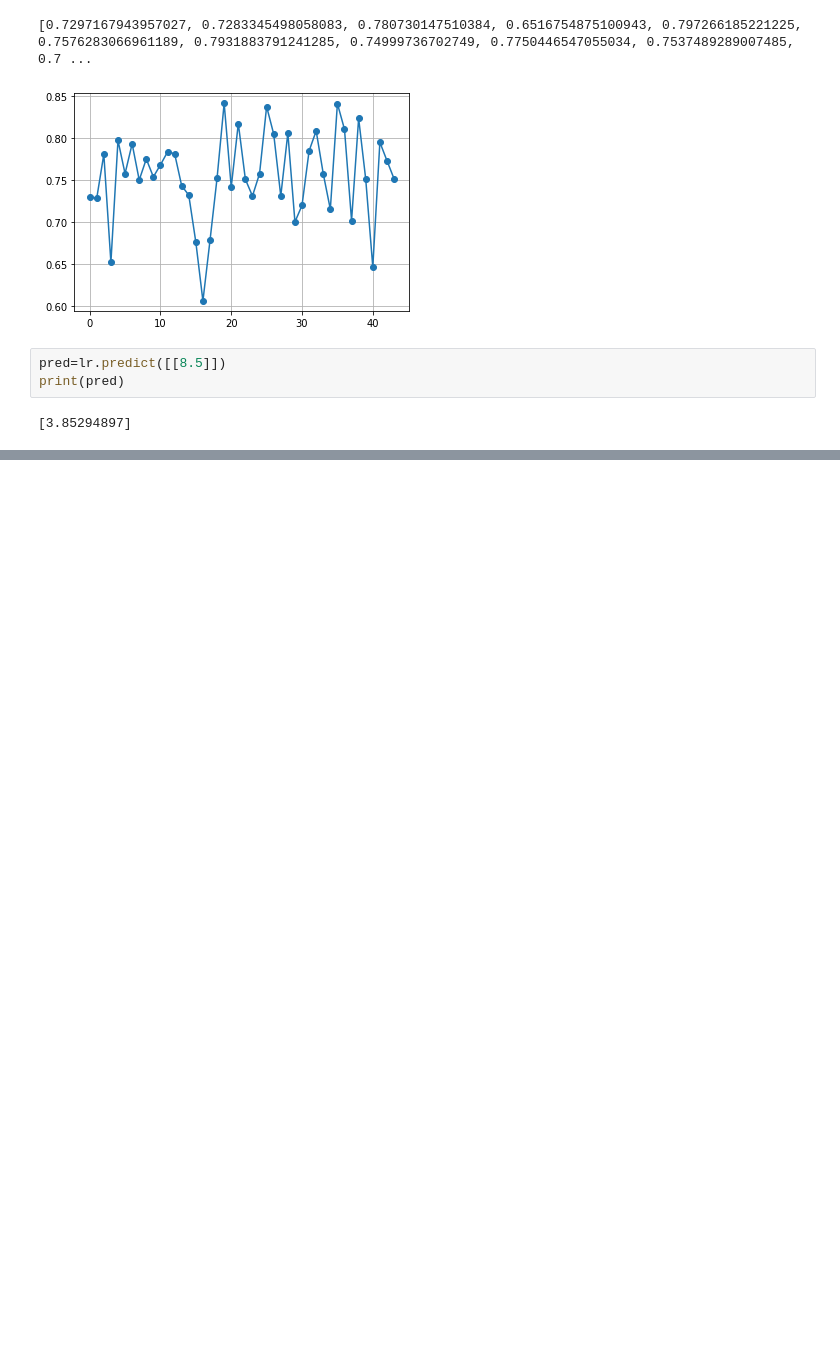
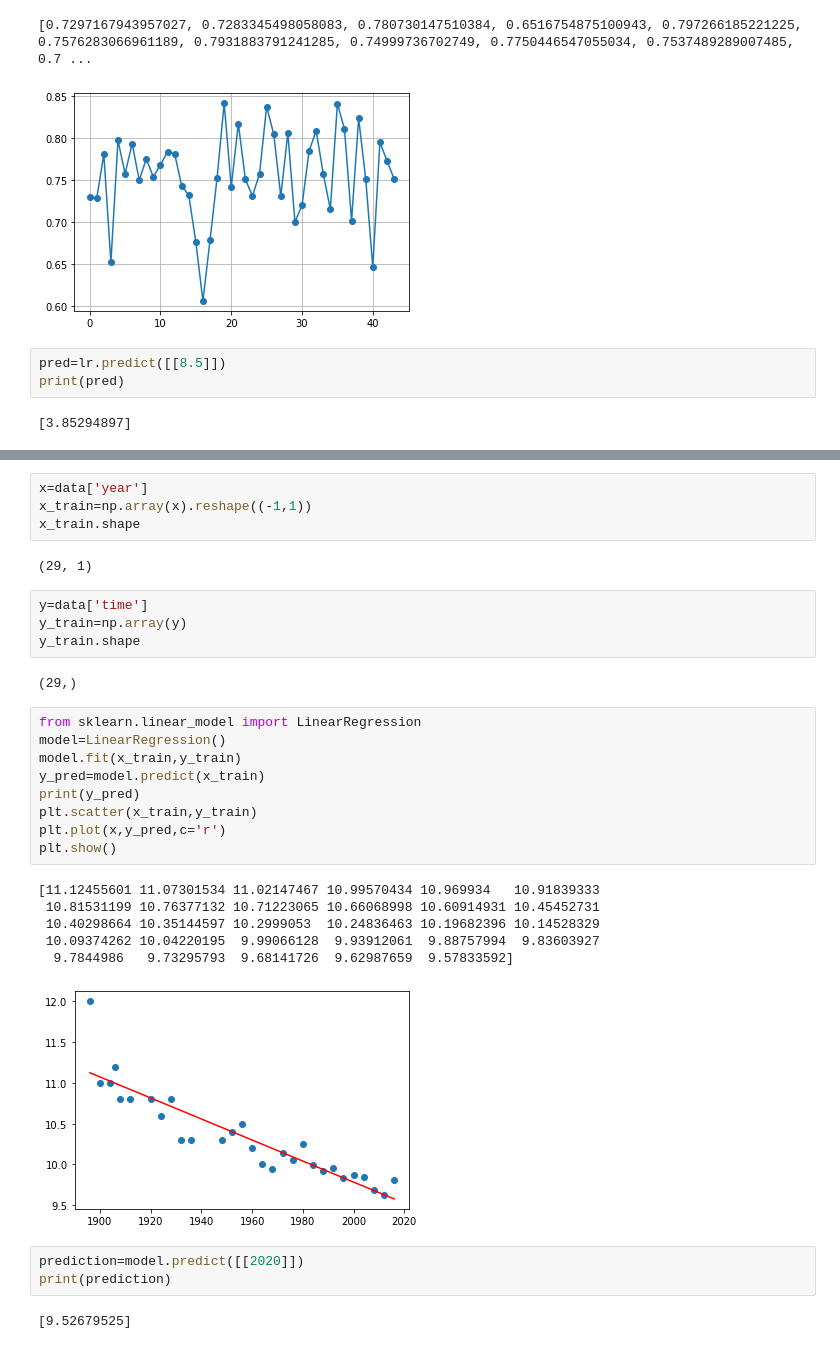
Before and after one commit to ShahHet2812/Sem4, a Jupyter notebook: B4_128_Sem_4/B4_T2/Python/Chapter-5.ipynb, the cells around one changed output, grey strips where cells are left out. Cells and saved outputs as stored; diff of their text form; blank space fills up the shorter version.

```diff
--- a/B4_128_Sem_4/B4_T2/Python/Chapter-5.ipynb
+++ b/B4_128_Sem_4/B4_T2/Python/Chapter-5.ipynb
@@ -261,0 +304,33 @@ print(pred)
+# %%
+x=data['year']
+x_train=np.array(x).reshape((-1,1))
+x_train.shape
+# %% [output]
+(29, 1)
+# %%
+y=data['time']
+y_train=np.array(y)
+y_train.shape
+# %% [output]
+(29,)
+# %%
+from sklearn.linear_model import LinearRegression
+model=LinearRegression()
+model.fit(x_train,y_train)
+y_pred=model.predict(x_train)
+print(y_pred)
+plt.scatter(x_train,y_train)
+plt.plot(x,y_pred,c='r')
+plt.show()
+# %% [output]
+[11.12455601 11.07301534 11.02147467 10.99570434 10.969934   10.91839333
+ 10.81531199 10.76377132 10.71223065 10.66068998 10.60914931 10.45452731
+ 10.40298664 10.35144597 10.2999053  10.24836463 10.19682396 10.14528329
+ 10.09374262 10.04220195  9.99066128  9.93912061  9.88757994  9.83603927
+  9.7844986   9.73295793  9.68141726  9.62987659  9.57833592]
+[figure, added]
+# %%
+prediction=model.predict([[2020]])
+print(prediction)
+# %% [output]
+[9.52679525]
```
Also changed, not shown: parts of 23 cells of this notebook.
